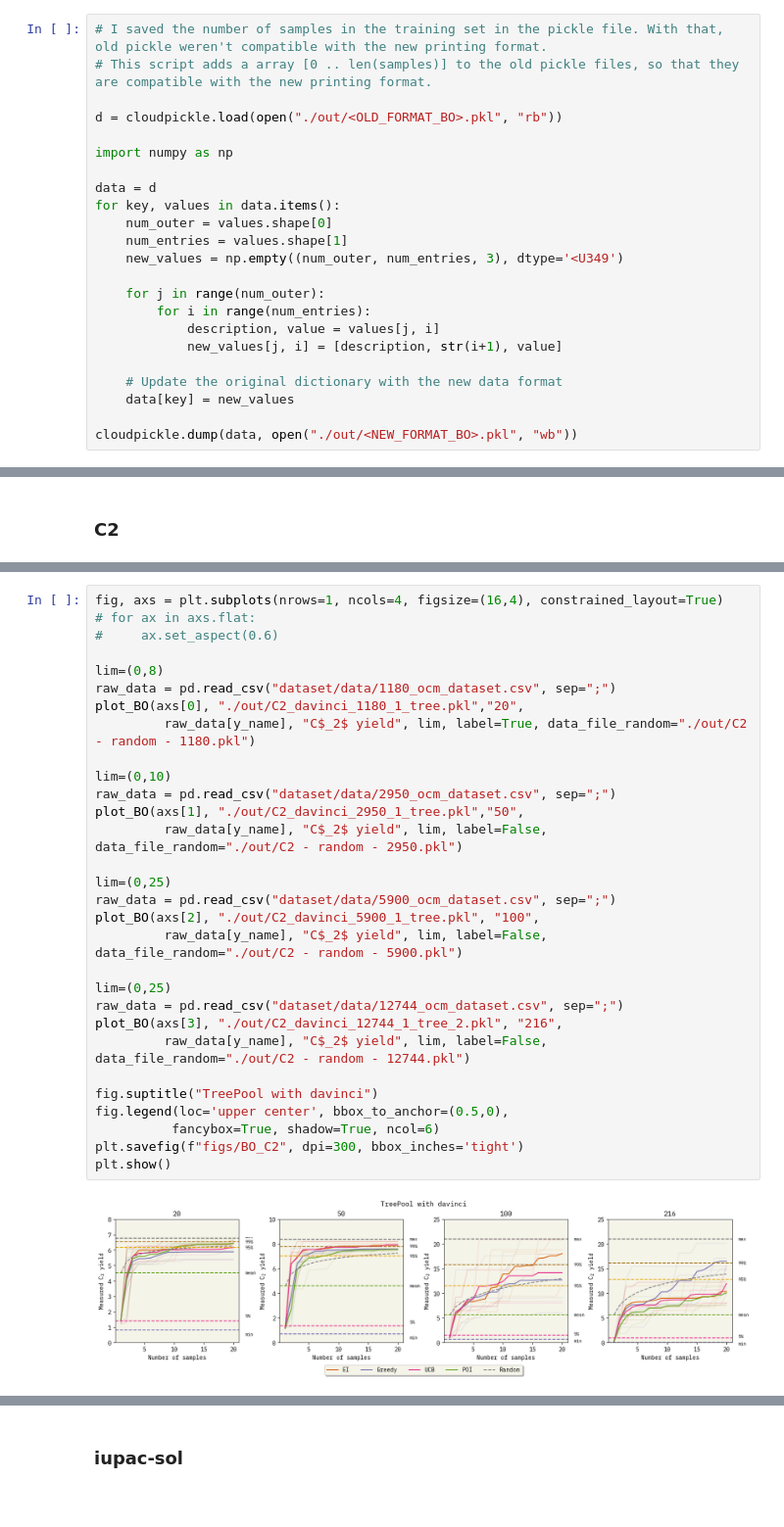
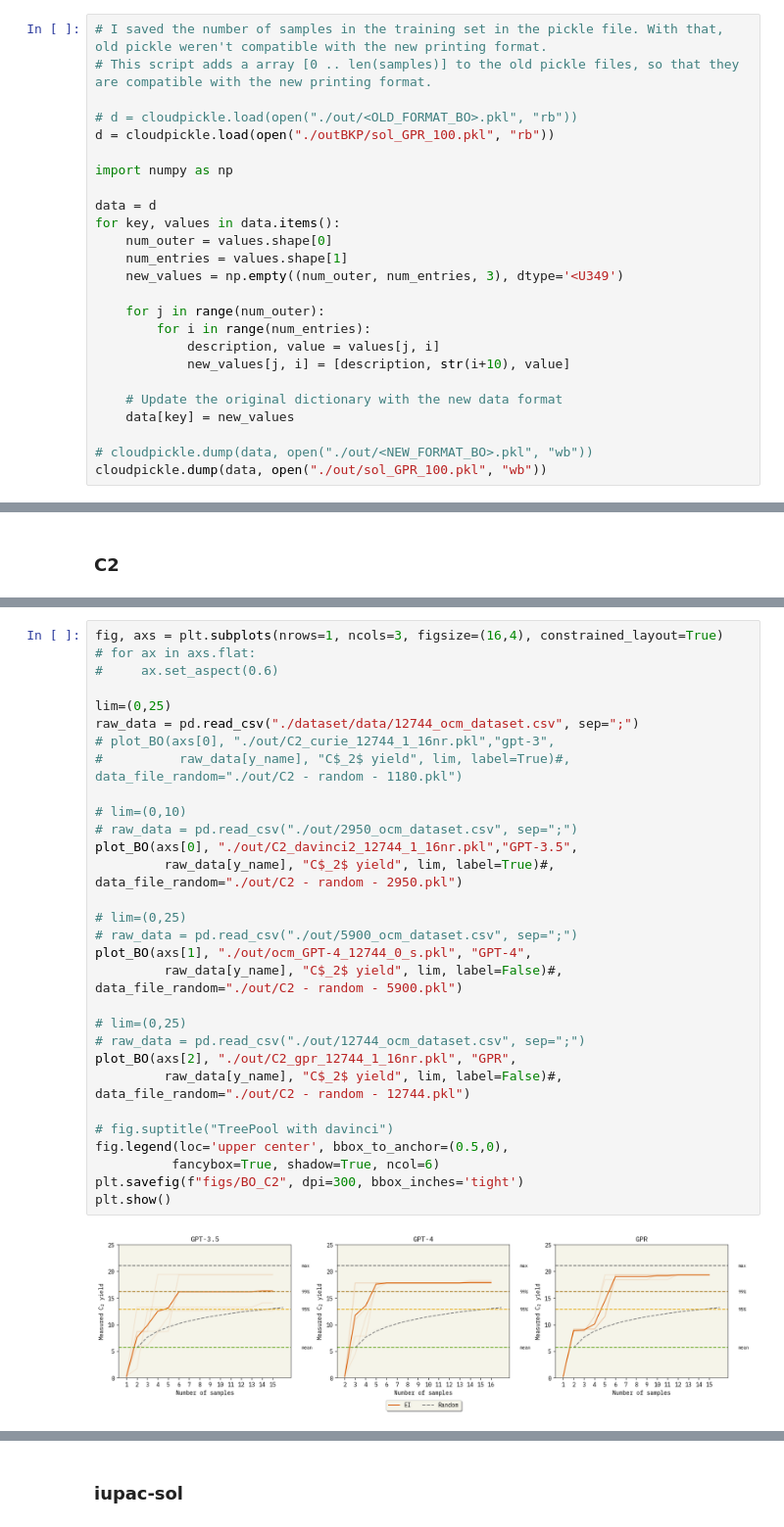
Before and after one commit to ur-whitelab/BO-LIFT, a Jupyter notebook: paper/BO_experiments.ipynb, the cells around one changed output, grey strips where cells are left out. Shown at 98% size. Drawn from its saved outputs; the diff is of its cells as text.

```diff
--- a/paper/BO_experiments.ipynb
+++ b/paper/BO_experiments.ipynb
@@ -47,7 +47,8 @@ random.seed(0)
 # I saved the number of samples in the training set in the pickle file. With that, old pickle weren't compatible with the new printing format.
 # This script adds a array [0 .. len(samples)] to the old pickle files, so that they are compatible with the new printing format.
 
-d = cloudpickle.load(open("./out/<OLD_FORMAT_BO>.pkl", "rb"))
+# d = cloudpickle.load(open("./out/<OLD_FORMAT_BO>.pkl", "rb"))
+d = cloudpickle.load(open("./outBKP/sol_GPR_100.pkl", "rb"))
 
 import numpy as np
 
@@ -60,11 +61,12 @@ for key, values in data.items():
     for j in range(num_outer):
         for i in range(num_entries):
             description, value = values[j, i]
-            new_values[j, i] = [description, str(i+1), value]
+            new_values[j, i] = [description, str(i+10), value]
 
     # Update the original dictionary with the new data format
     data[key] = new_values
 
-cloudpickle.dump(data, open("./out/<NEW_FORMAT_BO>.pkl", "wb"))
+# cloudpickle.dump(data, open("./out/<NEW_FORMAT_BO>.pkl", "wb"))
+cloudpickle.dump(data, open("./out/sol_GPR_100.pkl", "wb"))
 # %% [markdown]
 # BayesOpt Plot
@@ -187,32 +314,32 @@ y_name = "completion"
 # %%
-fig, axs = plt.subplots(nrows=1, ncols=4, figsize=(16,4), constrained_layout=True)
+fig, axs = plt.subplots(nrows=1, ncols=3, figsize=(16,4), constrained_layout=True)
 # for ax in axs.flat:
 #     ax.set_aspect(0.6)
 
-lim=(0,8)
-raw_data = pd.read_csv("dataset/data/1180_ocm_dataset.csv", sep=";")
-plot_BO(axs[0], "./out/C2_davinci_1180_1_tree.pkl","20",
-         raw_data[y_name], "C$_2$ yield", lim, label=True, data_file_random="./out/C2 - random - 1180.pkl")
+lim=(0,25)
+raw_data = pd.read_csv("./dataset/data/12744_ocm_dataset.csv", sep=";")
+# plot_BO(axs[0], "./out/C2_curie_12744_1_16nr.pkl","gpt-3",
+#          raw_data[y_name], "C$_2$ yield", lim, label=True)#, data_file_random="./out/C2 - random - 1180.pkl")
 
-lim=(0,10)
-raw_data = pd.read_csv("dataset/data/2950_ocm_dataset.csv", sep=";")
-plot_BO(axs[1], "./out/C2_davinci_2950_1_tree.pkl","50",
-         raw_data[y_name], "C$_2$ yield", lim, label=False, data_file_random="./out/C2 - random - 2950.pkl")
+# lim=(0,10)
+# raw_data = pd.read_csv("./out/2950_ocm_dataset.csv", sep=";")
+plot_BO(axs[0], "./out/C2_davinci2_12744_1_16nr.pkl","GPT-3.5",
+         raw_data[y_name], "C$_2$ yield", lim, label=True)#, data_file_random="./out/C2 - random - 2950.pkl")
 
-lim=(0,25)
-raw_data = pd.read_csv("dataset/data/5900_ocm_dataset.csv", sep=";")
-plot_BO(axs[2], "./out/C2_davinci_5900_1_tree.pkl", "100",
-         raw_data[y_name], "C$_2$ yield", lim, label=False, data_file_random="./out/C2 - random - 5900.pkl")
+# lim=(0,25)
+# raw_data = pd.read_csv("./out/5900_ocm_dataset.csv", sep=";")
+plot_BO(axs[1], "./out/ocm_GPT-4_12744_0_s.pkl", "GPT-4",
+         raw_data[y_name], "C$_2$ yield", lim, label=False)#, data_file_random="./out/C2 - random - 5900.pkl")
 
-lim=(0,25)
-raw_data = pd.read_csv("dataset/data/12744_ocm_dataset.csv", sep=";")
-plot_BO(axs[3], "./out/C2_davinci_12744_1_tree_2.pkl", "216",
-         raw_data[y_name], "C$_2$ yield", lim, label=False, data_file_random="./out/C2 - random - 12744.pkl")
+# lim=(0,25)
+# raw_data = pd.read_csv("./out/12744_ocm_dataset.csv", sep=";")
+plot_BO(axs[2], "./out/C2_gpr_12744_1_16nr.pkl", "GPR",
+         raw_data[y_name], "C$_2$ yield", lim, label=False)#, data_file_random="./out/C2 - random - 12744.pkl")
 
-fig.suptitle("TreePool with davinci")
+# fig.suptitle("TreePool with davinci")
 fig.legend(loc='upper center', bbox_to_anchor=(0.5,0),
           fancybox=True, shadow=True, ncol=6)
 plt.savefig(f"figs/BO_C2", dpi=300, bbox_inches='tight')
 plt.show()
 # %% [output]
-[figure, old version]
+[figure, new version]
```
Also changed, not shown: parts of 28 cells of this notebook, 2 other files.
